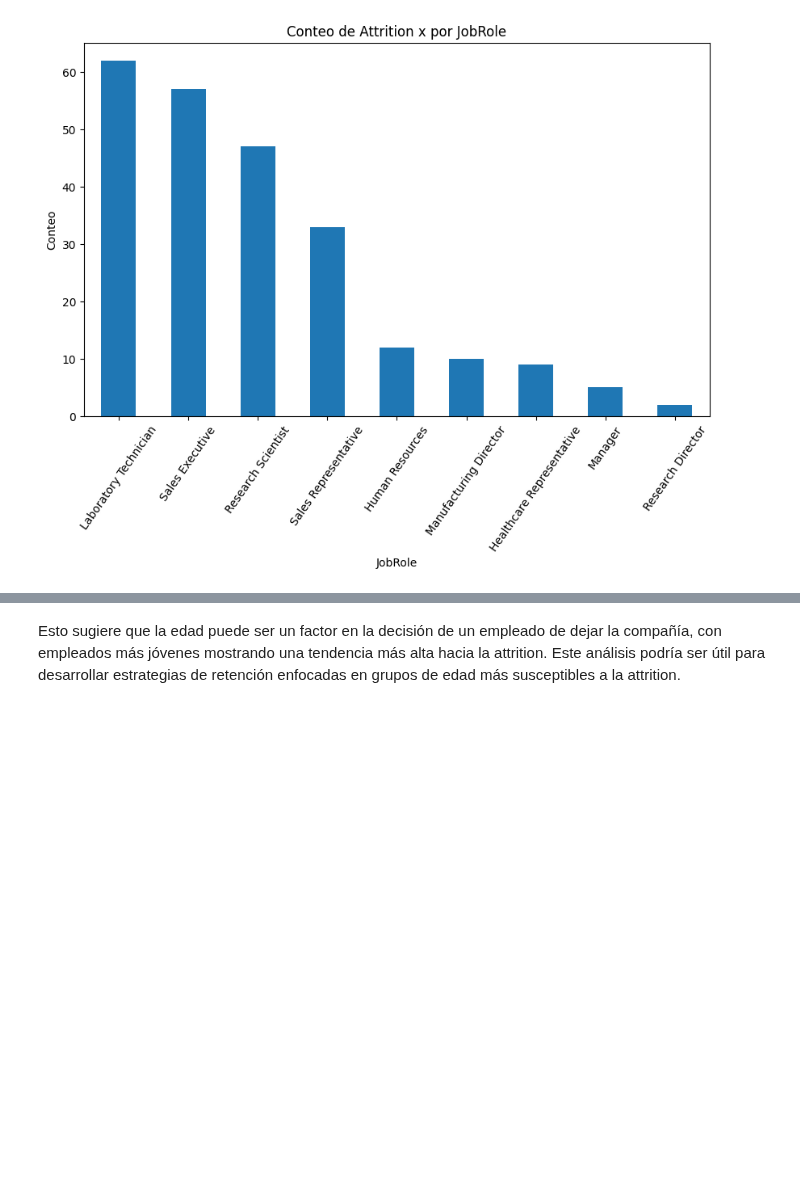
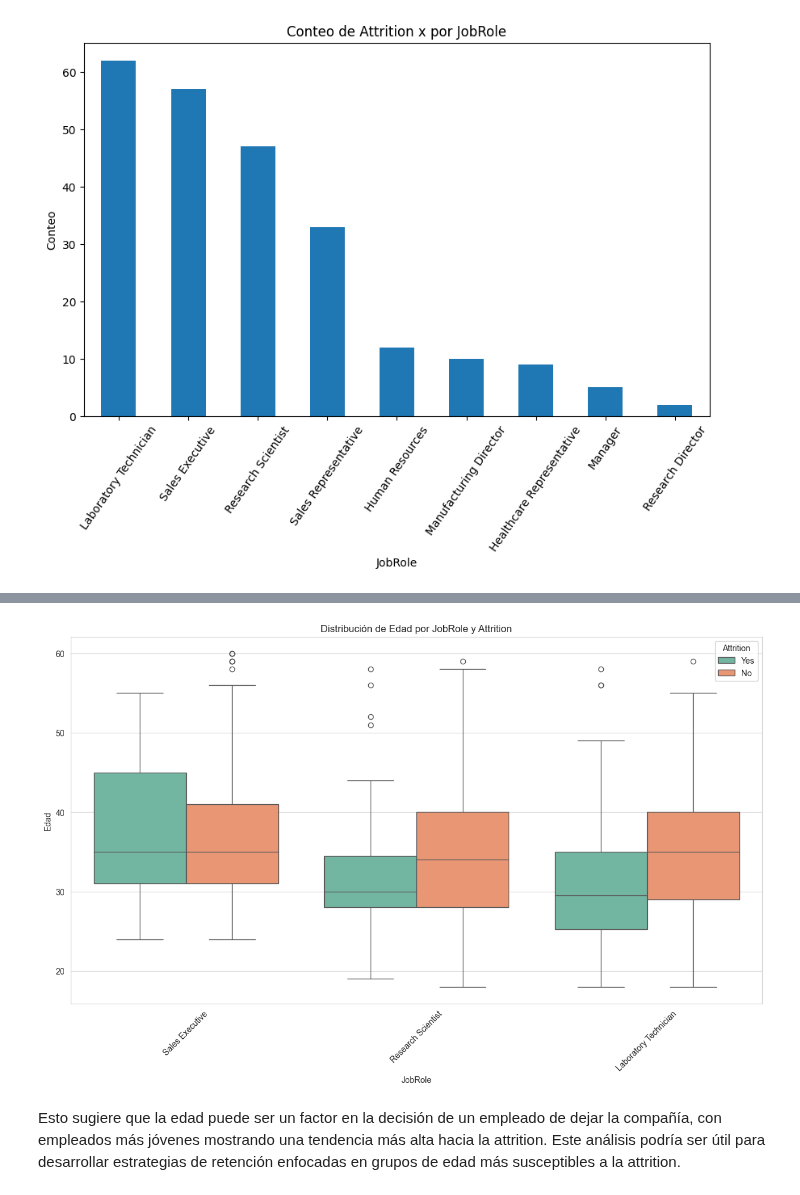
Before and after one commit to hugofmr/estadistica_edem, a Jupyter notebook: andres_attrition_hm.ipynb, the cells around one changed output, grey strips where cells are left out. Cells and saved outputs as stored; diff of their text form; code cells hidden in the pictures; blank space fills up the shorter version.

```diff
--- a/andres_attrition_hm.ipynb
+++ b/andres_attrition_hm.ipynb
@@ -180,3 +192,19 @@ plt.show()
+# %%
+# Boxplot de Edad por JobRole y Attrition
+filtered_roles = df[df['JobRole'].isin(['Laboratory Technician', 'Sales Executive', 'Research Scientist'])]
+
+# Ajustando el código para usar una paleta de colores más diferenciada
+plt.figure(figsize=(15, 8))
+sns.boxplot(x='JobRole', y='Age', hue='Attrition', data=filtered_roles, palette="Set2")
+
+plt.title('Distribución de Edad por JobRole y Attrition')
+plt.xlabel('JobRole')
+plt.ylabel('Edad')
+plt.xticks(rotation=45)
+plt.legend(title='Attrition')
+plt.show()
+# %% [output]
+[figure, added]
 # %% [markdown]
 Esto sugiere que la edad puede ser un factor en la decisión de un empleado de dejar la compañía, con empleados más jóvenes mostrando una tendencia más alta hacia la attrition. Este análisis podría ser útil para desarrollar estrategias de retención enfocadas en grupos de edad más susceptibles a la attrition.
 # %%
```
Also changed, not shown: parts of 1 cell of this notebook.
